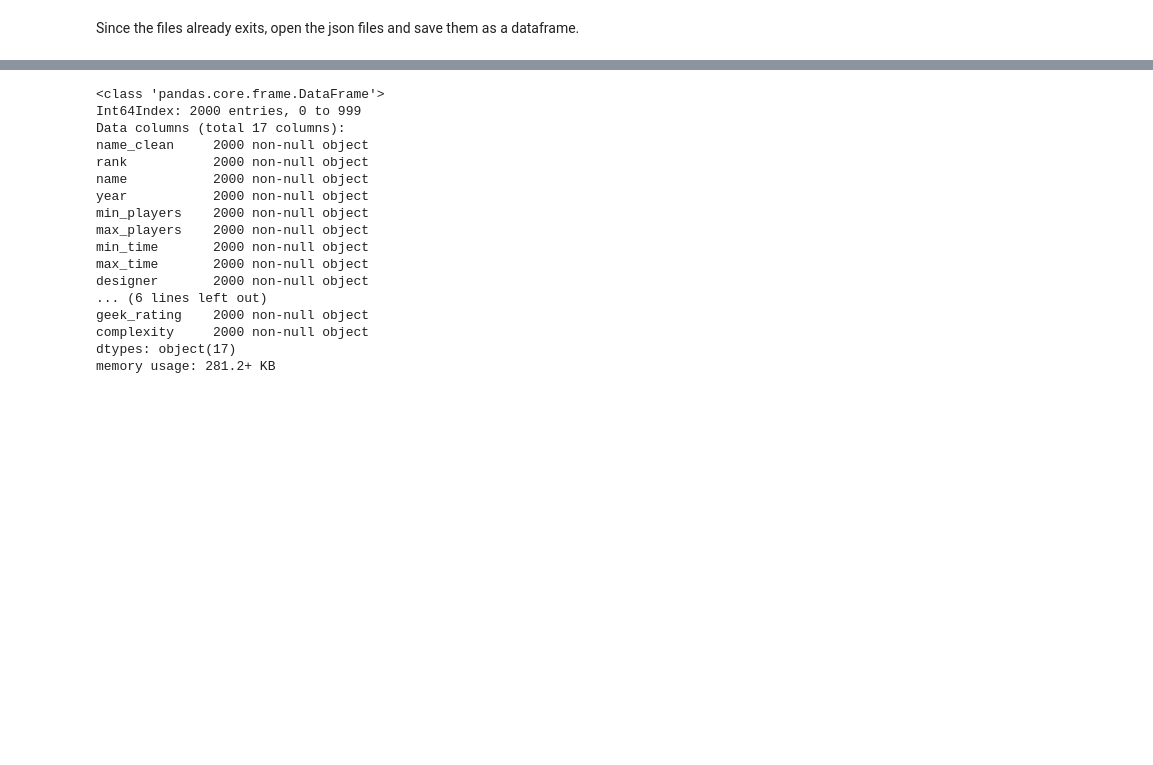
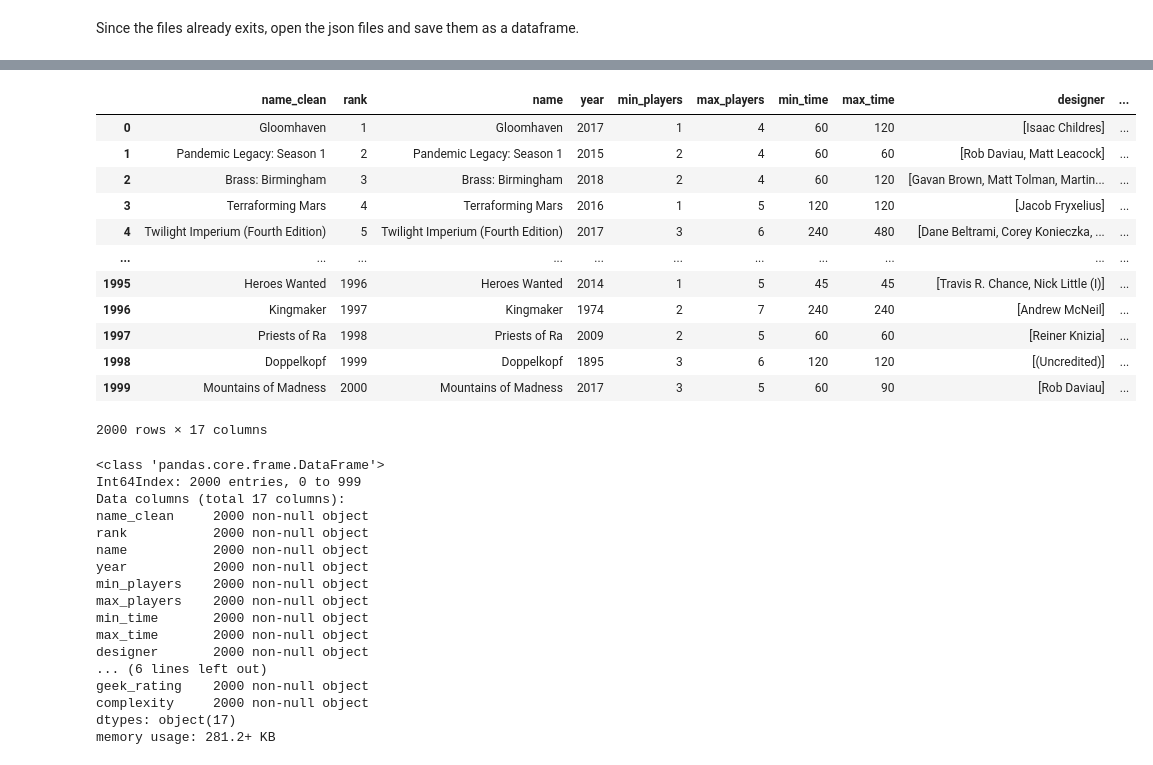
Before and after one commit to misty-garcia/board_games, a Jupyter notebook: top_games.ipynb, the cells around one changed output, grey strips where cells are left out. Saved outputs shown, nothing was run; the diff lists cells and outputs as text; code cells hidden in the pictures; blank space fills up the shorter version.

```diff
--- a/top_games.ipynb
+++ b/top_games.ipynb
@@ -61,10 +66,2 @@ TypeError: 'NoneType' object is not subscriptable
 # %% [markdown]
 Since the files already exits, open the json files and save them as a dataframe.
-# %%
-with open('data1.txt') as f:
-    data1 = json.load(f)
-    data1 = pd.DataFrame(data1)
-
-with open('data2.txt') as f:
-    data2 = json.load(f)
-    data2 = pd.DataFrame(data2)
@@ -71,3 +123,19 @@ with open('data2.txt') as f:
+# %%
+pd.DataFrame(data1+data2)
+# %% [output]
+|  | name_clean | rank | name | year | min_players | max_players | min_time | max_time | designer | ... |
+| 0 | Gloomhaven | 1 | Gloomhaven | 2017 | 1 | 4 | 60 | 120 | [Isaac Childres] | ... |
+| 1 | Pandemic Legacy: Season 1 | 2 | Pandemic Legacy: Season 1 | 2015 | 2 | 4 | 60 | 60 | [Rob Daviau, Matt Leacock] | ... |
+| 2 | Brass: Birmingham | 3 | Brass: Birmingham | 2018 | 2 | 4 | 60 | 120 | [Gavan Brown, Matt Tolman, Martin... | ... |
+| 3 | Terraforming Mars | 4 | Terraforming Mars | 2016 | 1 | 5 | 120 | 120 | [Jacob Fryxelius] | ... |
+| 4 | Twilight Imperium (Fourth Edition) | 5 | Twilight Imperium (Fourth Edition) | 2017 | 3 | 6 | 240 | 480 | [Dane Beltrami, Corey Konieczka, ... | ... |
+| ... | ... | ... | ... | ... | ... | ... | ... | ... | ... | ... |
+| 1995 | Heroes Wanted | 1996 | Heroes Wanted | 2014 | 1 | 5 | 45 | 45 | [Travis R. Chance, Nick Little (I)] | ... |
+| 1996 | Kingmaker | 1997 | Kingmaker | 1974 | 2 | 7 | 240 | 240 | [Andrew McNeil] | ... |
+| 1997 | Priests of Ra | 1998 | Priests of Ra | 2009 | 2 | 5 | 60 | 60 | [Reiner Knizia] | ... |
+| 1998 | Doppelkopf | 1999 | Doppelkopf | 1895 | 3 | 6 | 120 | 120 | [(Uncredited)] | ... |
+| 1999 | Mountains of Madness | 2000 | Mountains of Madness | 2017 | 3 | 5 | 60 | 90 | [Rob Daviau] | ... |
+2000 rows × 17 columns
 # %%
 # combine the two files together
 df = pd.concat([data1,data2])
```
Also changed, not shown: parts of 8 cells of this notebook.
